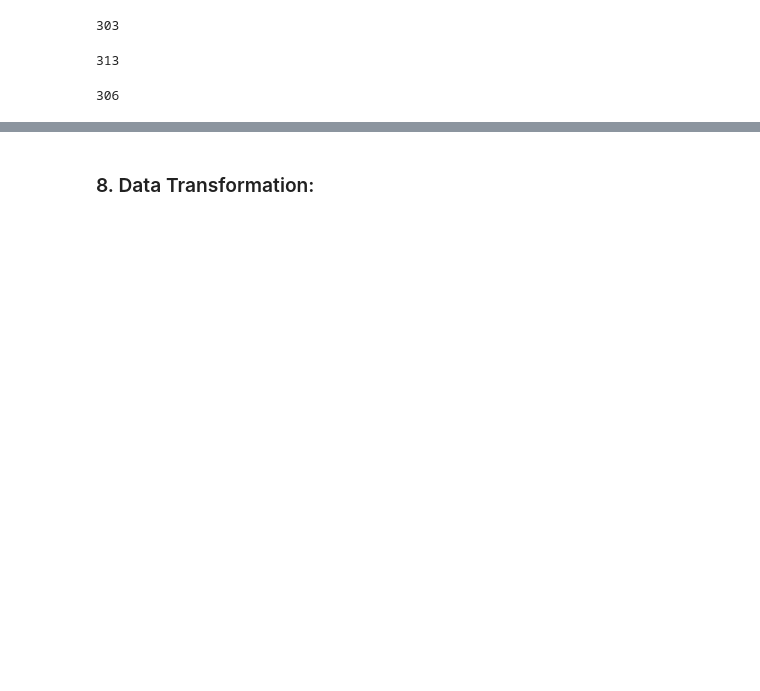
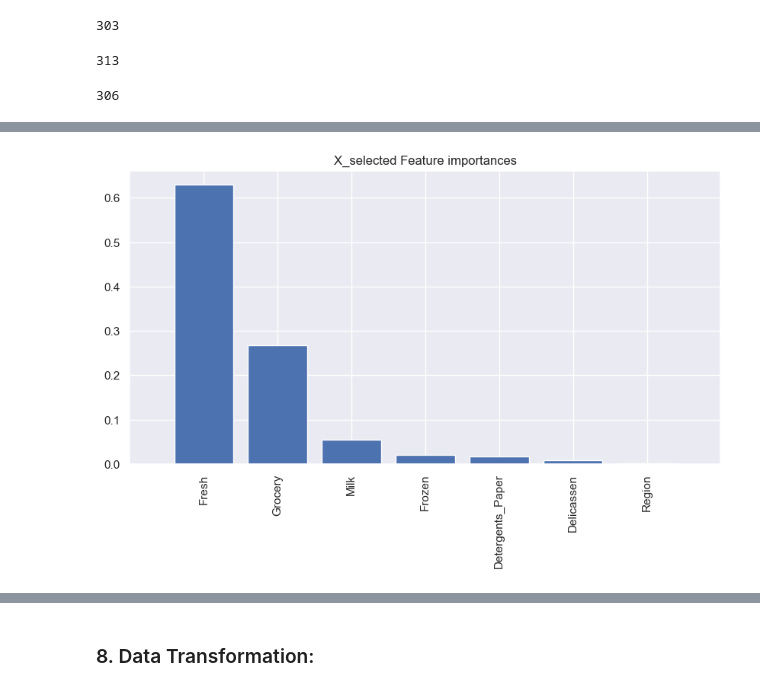
Before and after one commit to TeeNguyenDA/Wholesale-Data-Unsupervised-Learning, a Jupyter notebook: Unsupervised Learning - Project.ipynb, the cells around one changed output, grey strips where cells are left out. Drawn from its saved outputs; the diff is of its cells as text; code cells hidden in the pictures; blank space fills up the shorter version.

```diff
--- a/Unsupervised Learning - Project.ipynb
+++ b/Unsupervised Learning - Project.ipynb
@@ -560,0 +595,18 @@ plt.show()
+# %%
+# Fit RandomForest to find feature imporance on X_selected
+model = RandomForestRegressor(n_estimators=100)
+model.fit(X_selected, X_selected)
+
+# Get feature importances of X_selected
+importances = model.feature_importances_
+
+# Plot feature importances of X_selected
+indices = np.argsort(importances)[::-1]
+plt.figure(figsize=(10, 5))
+plt.title('X_selected Feature importances')
+plt.bar(range(X_selected.shape[1]), importances[indices], align='center')
+plt.xticks(range(X_selected.shape[1]), X_selected.columns[indices], rotation=90)
+plt.xlim([-1, X_selected.shape[1]])
+plt.show()
+# %% [output]
+[figure, added]
```
Also changed, not shown: parts of 99 cells of this notebook, 1 other file.
